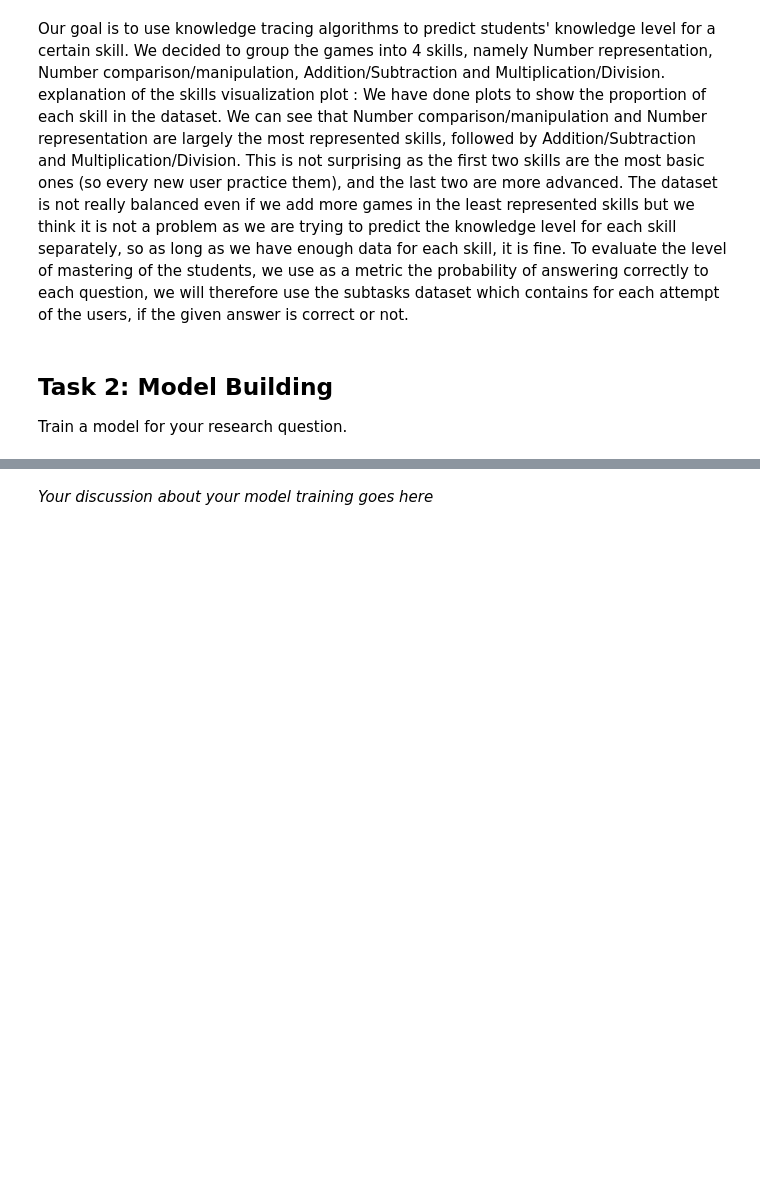
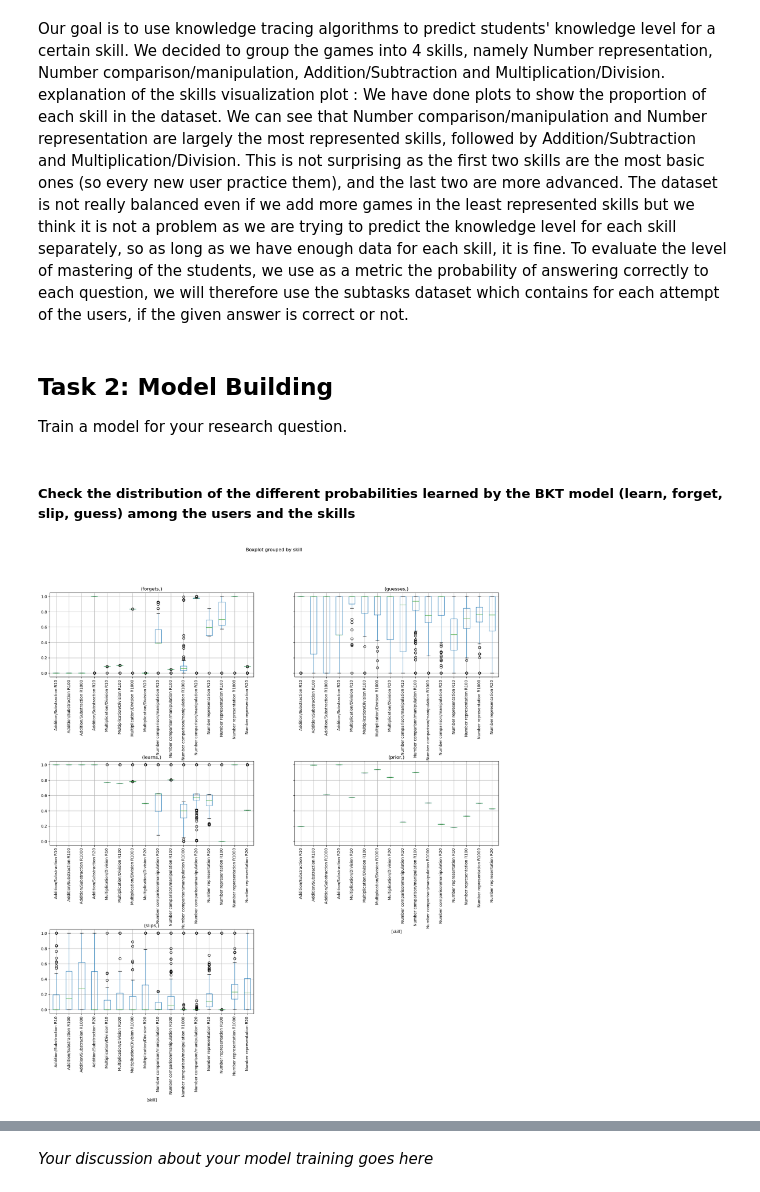
Before and after one commit to emmabhl/MLBD_Calcularis_Sectumsempra, a Jupyter notebook: Milestone4.ipynb, the cells around one changed output, grey strips where cells are left out. Drawn from its saved outputs; the diff is of its cells as text; code cells hidden in the pictures; blank space fills up the shorter version.

```diff
--- a/Milestone4.ipynb
+++ b/Milestone4.ipynb
@@ -92,4 +92,6 @@ To evaluate the level of mastering of the students, we use as a metric the proba
 ## Task 2: Model Building
 
 Train a model for your research question.
+# %% [markdown]
+##### Check the distribution of the different probabilities learned by the BKT model (learn, forget, slip, guess) among the users and the skills
 # %%
@@ -96,0 +99,13 @@ Train a model for your research question.
+# %%
+model = Model(seed=0, defaults={'order_id' : 'subtask_id'})
+model.fit(data=subtasks,
+          multilearn = 'user_id',
+          multigs = 'user_id',
+          forgets = True)
+# %%
+params = model.params()
+params.groupby(['param']).boxplot(by=['skill'], figsize=(20,20), rot=90)
+plt.subplots_adjust(hspace = 1)
+plt.show()
+# %% [output]
+[figure, added]
```
Also changed, not shown: parts of 3 cells of this notebook.
